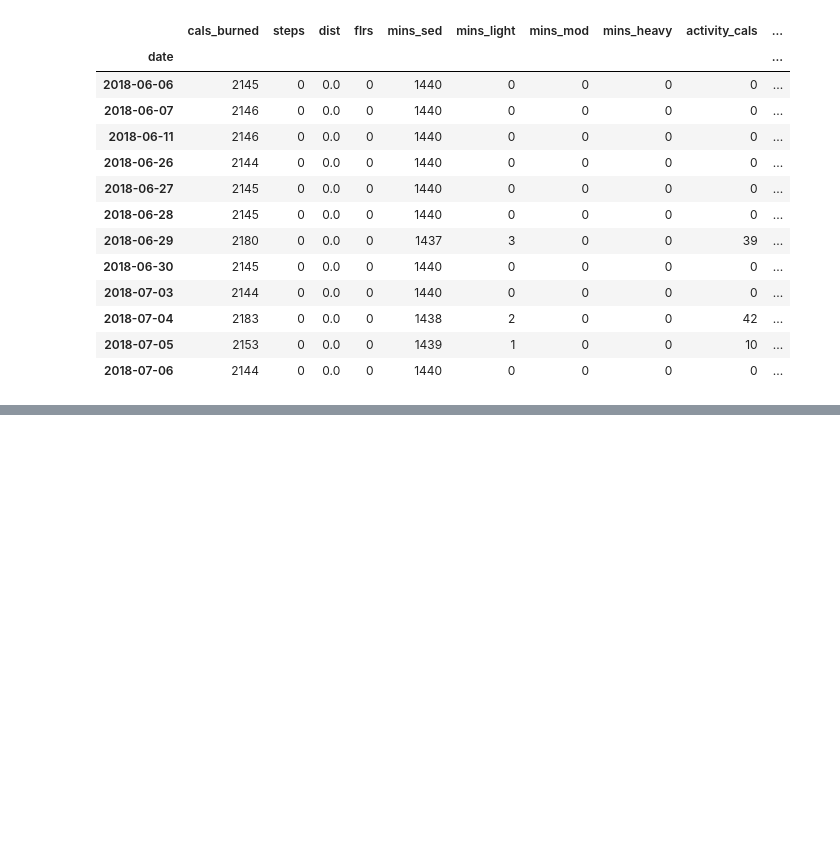
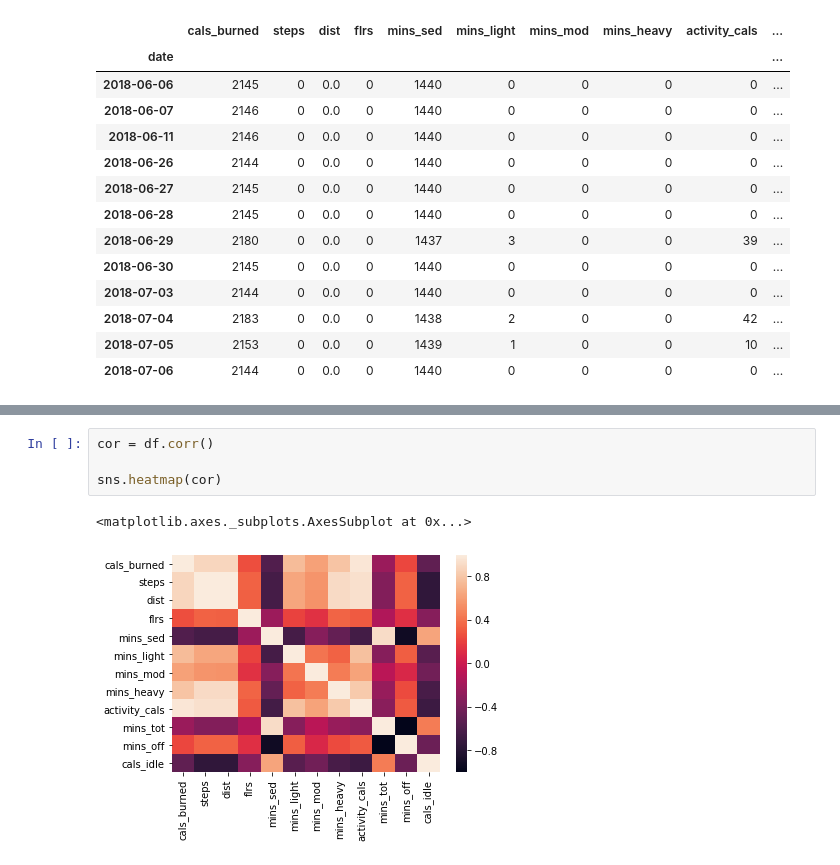
Before and after one commit to DoubleStufERoe/BayesP05_Fitbit, a Jupyter notebook: fitbit_kworking.ipynb, the cells around one changed output, grey strips where cells are left out. Drawn from its saved outputs; the diff is of its cells as text; blank space fills up the shorter version.

```diff
--- a/fitbit_kworking.ipynb
+++ b/fitbit_kworking.ipynb
@@ -202,0 +260,7 @@ df[df.steps==0]
+# %%
+cor = df.corr()
+
+sns.heatmap(cor)
+# %% [output]
+<matplotlib.axes._subplots.AxesSubplot at 0x...>
+[figure, added]
```
Also changed, not shown: parts of 20 cells of this notebook.
